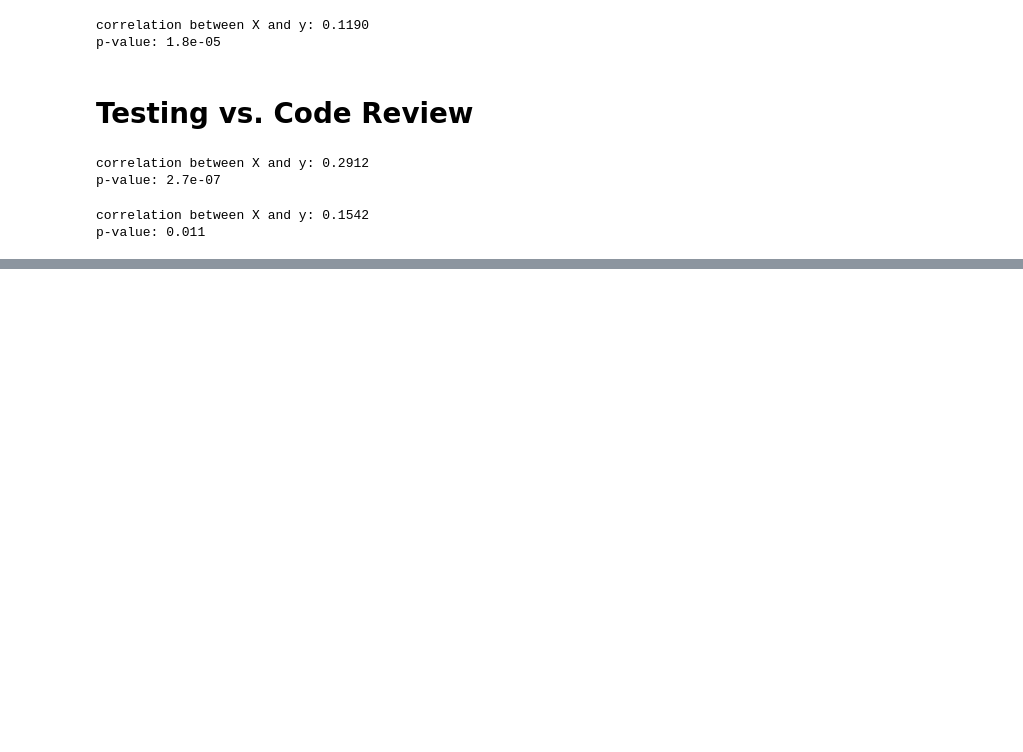
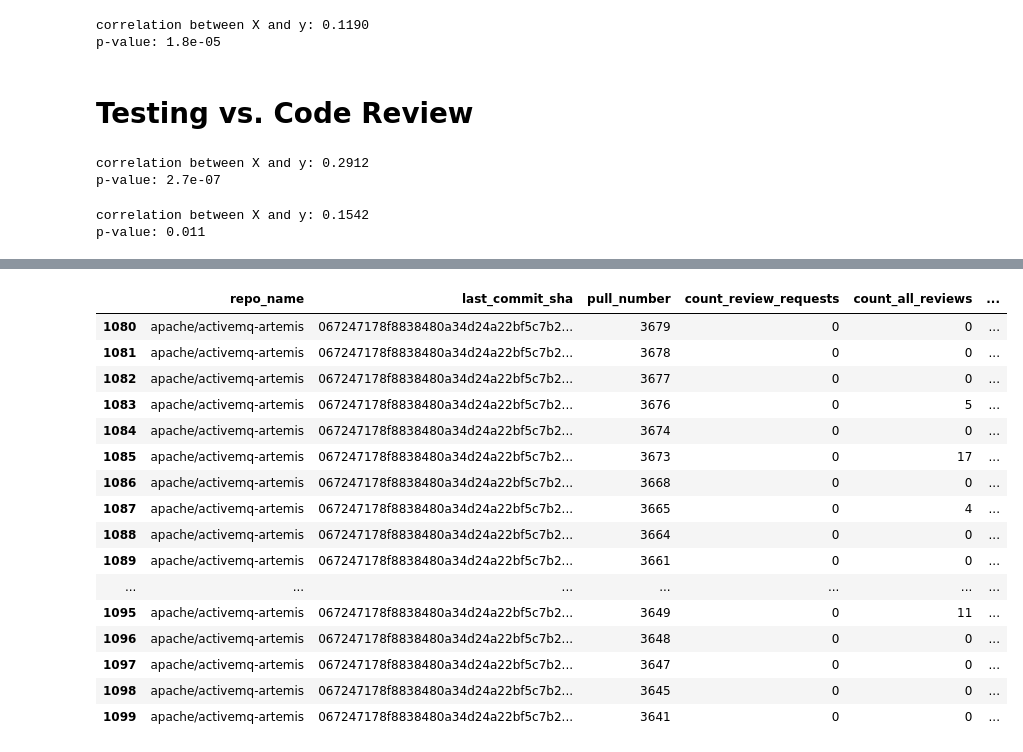
Before and after one commit to akhatami/sop-in-qa-replication-package, a Jupyter notebook: jupyter-notebooks/combined_results_analysis.ipynb, the cells around one changed output, grey strips where cells are left out. Drawn from its saved outputs; the diff is of its cells as text; code cells hidden in the pictures; blank space fills up the shorter version.

```diff
--- a/jupyter-notebooks/combined_results_analysis.ipynb
+++ b/jupyter-notebooks/combined_results_analysis.ipynb
@@ -486,0 +435,2 @@ df[low_cr_filter].testing_coverage.count()
+# %%
+df_pr_details = pd.read_csv("../data/pull_details.csv")
@@ -486,0 +456,4 @@ df[low_cr_filter].testing_coverage.count()
+# %%
+repo_name = df[df['cr_rate'] == df.cr_rate.quantile(.8, interpolation='lower')]['repo_name'].item()
+display(df[df['cr_rate'] == df.cr_rate.quantile(.8, interpolation='lower')])
+display(df_pr_details[df_pr_details['repo_name'] == repo_name].sample(n=5, random_state=2))
@@ -486,0 +491,20 @@ df[low_cr_filter].testing_coverage.count()
+# %%
+display(df_pr_details[df_pr_details['repo_name'] == repo_name])
+# %% [output]
+|  | repo_name | last_commit_sha | pull_number | count_review_requests | count_all_reviews | ... |
+| 1080 | apache/activemq-artemis | 067247178f8838480a34d24a22bf5c7b2... | 3679 | 0 | 0 | ... |
+| 1081 | apache/activemq-artemis | 067247178f8838480a34d24a22bf5c7b2... | 3678 | 0 | 0 | ... |
+| 1082 | apache/activemq-artemis | 067247178f8838480a34d24a22bf5c7b2... | 3677 | 0 | 0 | ... |
+| 1083 | apache/activemq-artemis | 067247178f8838480a34d24a22bf5c7b2... | 3676 | 0 | 5 | ... |
+| 1084 | apache/activemq-artemis | 067247178f8838480a34d24a22bf5c7b2... | 3674 | 0 | 0 | ... |
+| 1085 | apache/activemq-artemis | 067247178f8838480a34d24a22bf5c7b2... | 3673 | 0 | 17 | ... |
+| 1086 | apache/activemq-artemis | 067247178f8838480a34d24a22bf5c7b2... | 3668 | 0 | 0 | ... |
+| 1087 | apache/activemq-artemis | 067247178f8838480a34d24a22bf5c7b2... | 3665 | 0 | 4 | ... |
+| 1088 | apache/activemq-artemis | 067247178f8838480a34d24a22bf5c7b2... | 3664 | 0 | 0 | ... |
+| 1089 | apache/activemq-artemis | 067247178f8838480a34d24a22bf5c7b2... | 3661 | 0 | 0 | ... |
+| ... | ... | ... | ... | ... | ... | ... |
+| 1095 | apache/activemq-artemis | 067247178f8838480a34d24a22bf5c7b2... | 3649 | 0 | 11 | ... |
+| 1096 | apache/activemq-artemis | 067247178f8838480a34d24a22bf5c7b2... | 3648 | 0 | 0 | ... |
+| 1097 | apache/activemq-artemis | 067247178f8838480a34d24a22bf5c7b2... | 3647 | 0 | 0 | ... |
+| 1098 | apache/activemq-artemis | 067247178f8838480a34d24a22bf5c7b2... | 3645 | 0 | 0 | ... |
+| 1099 | apache/activemq-artemis | 067247178f8838480a34d24a22bf5c7b2... | 3641 | 0 | 0 | ... |
```
Also changed, not shown: parts of 35 cells of this notebook, 1 other file.
